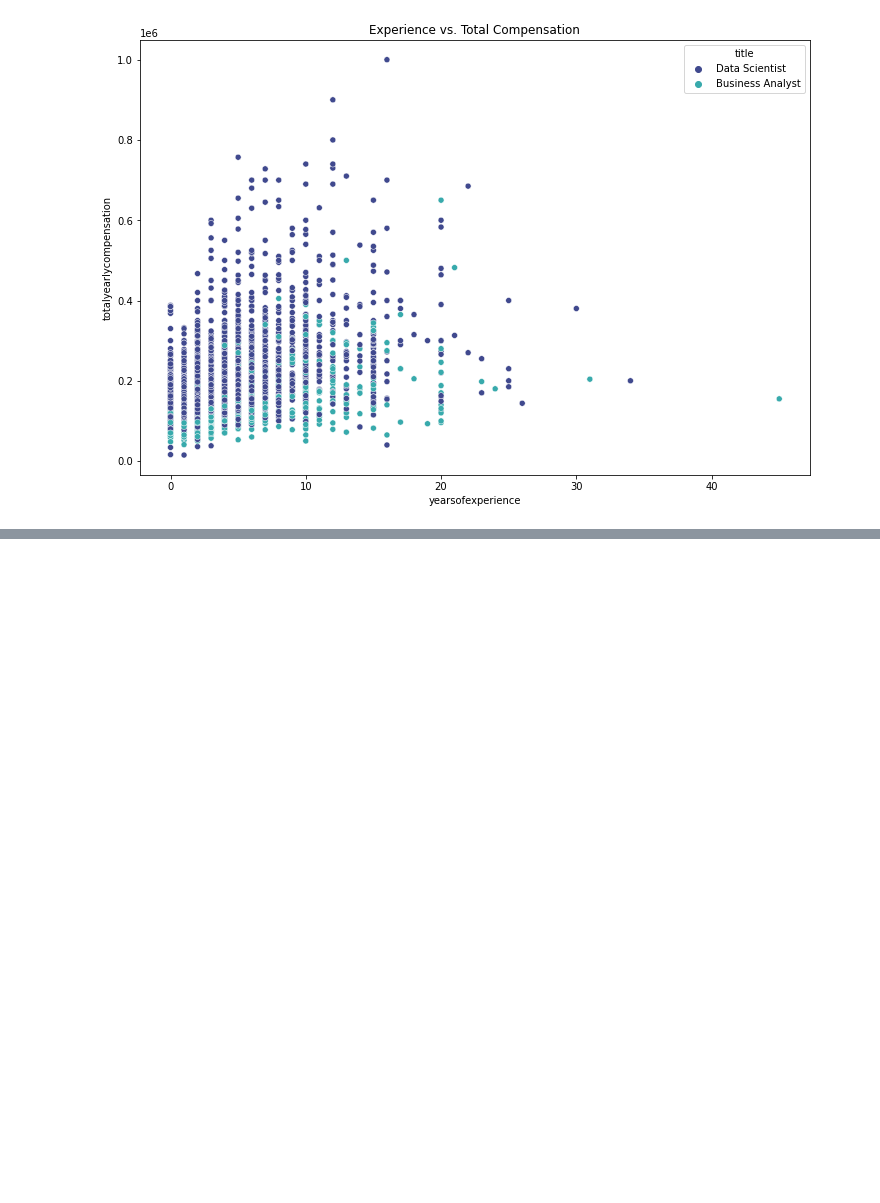
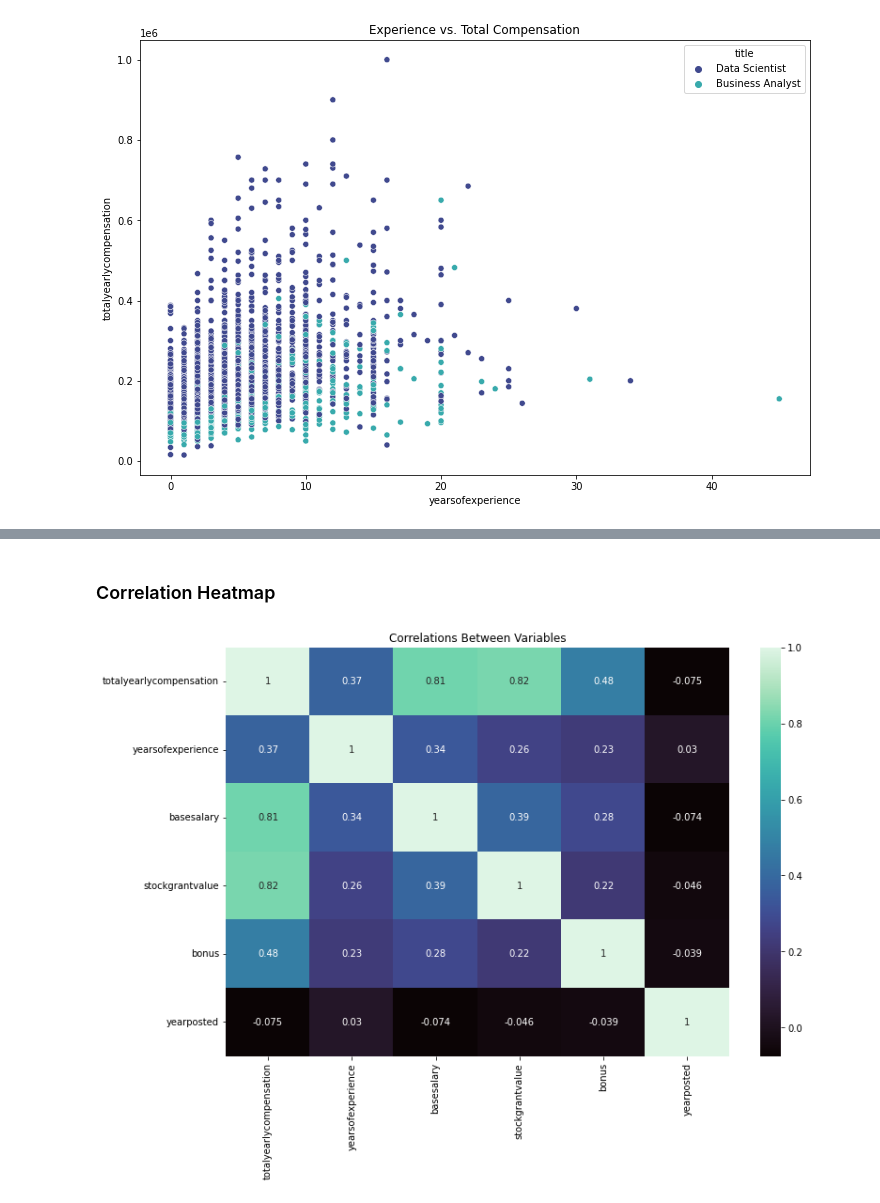
Before and after one commit to cllanesgit/GroupProject, a Jupyter notebook: Data_Science_Salary_Machine_Learning_Model.ipynb, the cells around one changed output, grey strips where cells are left out. Cells and saved outputs as stored; diff of their text form; code cells hidden in the pictures; blank space fills up the shorter version.

Commit message:
Updated ML notebook
- Removed Job Title Cleaning portion
- Updated Variables for ML
- Updated MultiLinear Regression
- Added Random Forest Classifier

```diff
--- a/Data_Science_Salary_Machine_Learning_Model.ipynb
+++ b/Data_Science_Salary_Machine_Learning_Model.ipynb
@@ -422,0 +329,10 @@ plt.show()
+# %% [markdown]
+### Correlation Heatmap
+# %%
+#Look at correlation between total compensation and other variables
+plt.figure(figsize=(12,8))
+sns.heatmap(ml_df.corr(), cmap="mako", annot = True)
+plt.title("Correlations Between Variables")
+plt.show()
+# %% [output]
+[figure, added]
```
Also changed, not shown: parts of 47 cells of this notebook.
